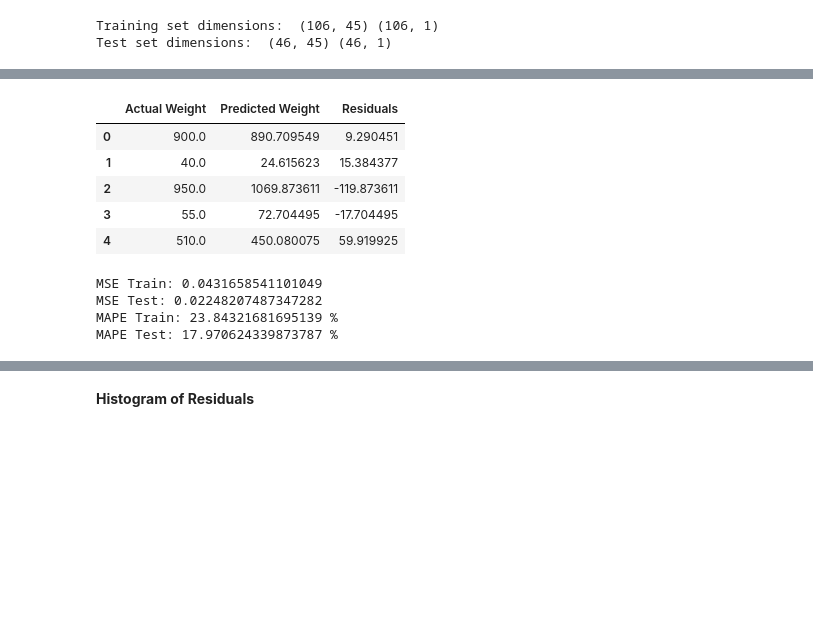
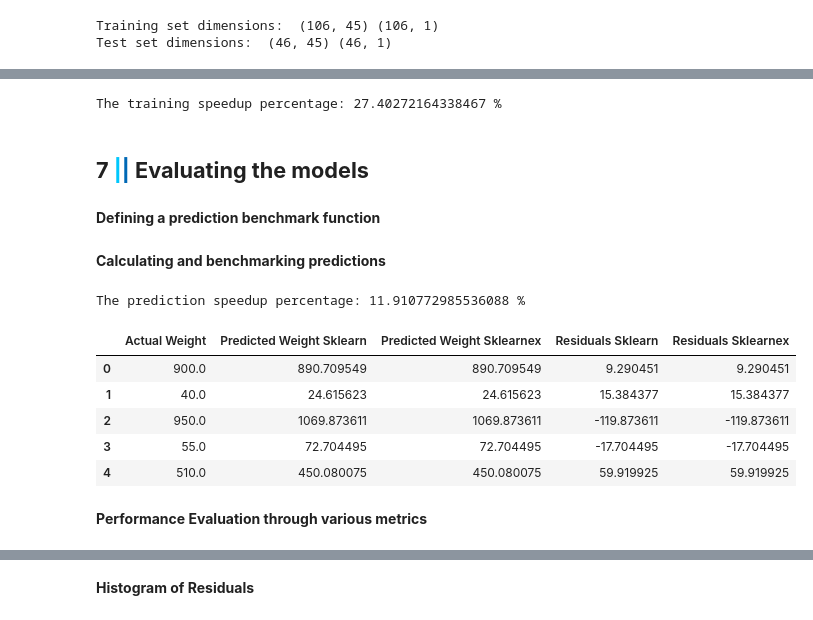
Before and after one commit to SoumadipDey/Intel-oneAPI-Hackathon, a Jupyter notebook: Intel_ML_Hackathon_22_03_23.ipynb, the cells around one changed output, grey strips where cells are left out. Saved outputs shown, nothing was run; the diff lists cells and outputs as text; code cells hidden in the pictures; blank space fills up the shorter version.

```diff
--- a/Intel_ML_Hackathon_22_03_23.ipynb
+++ b/Intel_ML_Hackathon_22_03_23.ipynb
@@ -206,0 +190,11 @@ model.score(X_train,y_train)
+# %%
+def trainAndBench(estimator, X, y, n_executions = 1000):
+  times = []
+  while len(times) < n_executions:
+    model = estimator
+    t0 = time.perf_counter()
+    model.fit(X, y)
+    t1 = time.perf_counter()
+    times.append(t1 - t0)
+
+  return np.mean(times), model
@@ -207,23 +206,47 @@ model.score(X_train,y_train)
+# %%
+mean_time_sklearn, model_1 = trainAndBench(estimator=LinearRegressionSklearn(), X = X_train, y = y_train)
+mean_time_sklearnex, model_2 = trainAndBench(estimator=LinearRegressionSklearnex(), X = X_train, y = y_train)
+speedup = ((mean_time_sklearn - mean_time_sklearnex) / mean_time_sklearn) * 100
+print("The training speedup percentage:", speedup, "%")
+# %% [output]
+The training speedup percentage: 27.40272164338467 %
+# %% [markdown]
+## <b>7<font color = #00C7FD > |</font><font color = #0068B5 >| </font></b>**Evaluating the models**
+# %% [markdown]
+**Defining a prediction benchmark function**
+# %%
+def predictAndBench(model, X, n_executions = 1000):
+  times = []
+  predictions = []
+  while len(times) < n_executions:
+    t0 = time.perf_counter()
+    predictions = model.predict(X)
+    t1 = time.perf_counter()
+    times.append(t1 - t0)
+
+  return np.mean(times), predictions
+# %% [markdown]
+**Calculating and benchmarking predictions**
+# %%
+sklearn_mean_predict_time, y_predicted_1 = predictAndBench(model_1, X_test)
+sklearnex_mean_predict_time, y_predicted_2 = predictAndBench(model_2, X_test)
+speedup = ((sklearn_mean_predict_time - sklearnex_mean_predict_time) / sklearn_mean_predict_time) * 100
+print("The prediction speedup percentage:", speedup, "%")
+# %% [output]
+The prediction speedup percentage: 11.910772985536088 %
 # %%
-y_predicted = model.predict(X_test)
 test_comparison_df = pd.DataFrame({"Actual Weight": ScalerWeight.inverse_transform(y_test).squeeze(),
-                              "Predicted Weight":ScalerWeight.inverse_transform(y_predicted).squeeze()})
-test_comparison_df['Residuals'] = test_comparison_df['Actual Weight'] - test_comparison_df['Predicted Weight']
+                                  "Predicted Weight Sklearn":ScalerWeight.inverse_transform(y_predicted_1).squeeze(),
+                                  "Predicted Weight Sklearnex":ScalerWeight.inverse_transform(y_predicted_2).squeeze()})
+test_comparison_df['Residuals Sklearn'] = test_comparison_df['Actual Weight'] - test_comparison_df['Predicted Weight Sklearn']
+test_comparison_df['Residuals Sklearnex'] = test_comparison_df['Actual Weight'] - test_comparison_df['Predicted Weight Sklearnex']
 test_comparison_df.head()
 # %% [output]
-|  | Actual Weight | Predicted Weight | Residuals |
-| 0 | 900.0 | 890.709549 | 9.290451 |
-| 1 | 40.0 | 24.615623 | 15.384377 |
-| 2 | 950.0 | 1069.873611 | -119.873611 |
-| 3 | 55.0 | 72.704495 | -17.704495 |
-| 4 | 510.0 | 450.080075 | 59.919925 |
+|  | Actual Weight | Predicted Weight Sklearn | Predicted Weight Sklearnex | Residuals Sklearn | Residuals Sklearnex |
+| 0 | 900.0 | 890.709549 | 890.709549 | 9.290451 | 9.290451 |
+| 1 | 40.0 | 24.615623 | 24.615623 | 15.384377 | 15.384377 |
+| 2 | 950.0 | 1069.873611 | 1069.873611 | -119.873611 | -119.873611 |
+| 3 | 55.0 | 72.704495 | 72.704495 | -17.704495 | -17.704495 |
+| 4 | 510.0 | 450.080075 | 450.080075 | 59.919925 | 59.919925 |
-# %%
-print("MSE Train:",mean_squared_error(y_train,model.predict(X_train)))
-print("MSE Test:",mean_squared_error(y_test,y_predicted))
-print("MAPE Train:",mean_absolute_percentage_error(y_train,model.predict(X_train))*100,"%")
-print("MAPE Test:",mean_absolute_percentage_error(y_test,y_predicted)*100,"%")
-# %% [output]
-MSE Train: 0.0431658541101049
-MSE Test: 0.02248207487347282
-MAPE Train: 23.84321681695139 %
-MAPE Test: 17.970624339873787 %
+# %% [markdown]
+**Performance Evaluation through various metrics**
```
Also changed, not shown: parts of 25 cells of this notebook.
